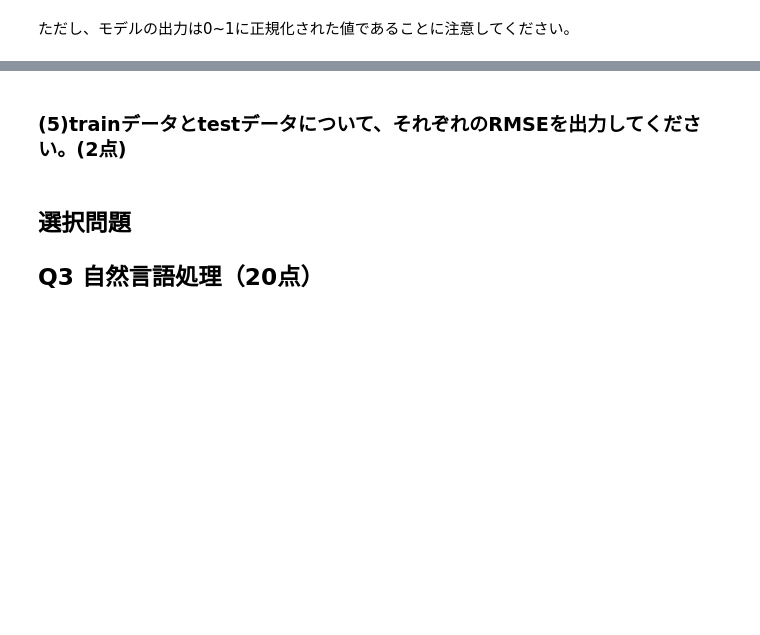
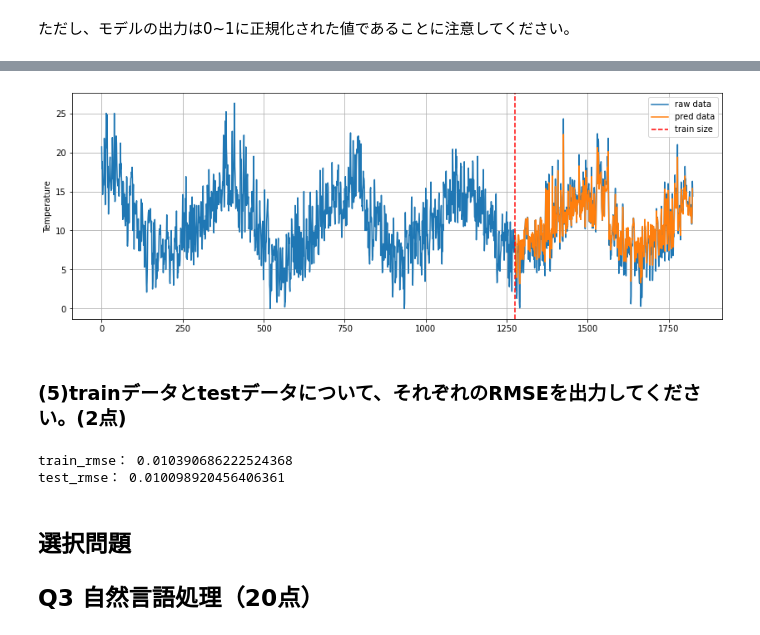
Before and after one commit to sabosabo7/prog, a Jupyter notebook: HAIT/no3/week4_test.ipynb, the cells around one changed output, grey strips where cells are left out. Saved outputs shown, nothing was run; the diff lists cells and outputs as text; code cells hidden in the pictures; blank space fills up the shorter version.

```diff
--- a/HAIT/no3/week4_test.ipynb
+++ b/HAIT/no3/week4_test.ipynb
@@ -476,7 +562,7 @@ y =
 # %% [markdown]
 ### (3)Kerasのモデルの入力に合わせるために、`X`と`y`のshape(次元)を変換してください。(1点)
 # %%
-X =
-y =
+X = X.reshape(-1,1,1)
+y = y.reshape(-1,1)
 #Xとyのshapeを確認
 print('X:', np.shape(X), ' y:', np.shape(y))
@@ -486,11 +574,11 @@ print('X:', np.shape(X), ' y:', np.shape(y))
 ただし、はじめの７割のデータ(小数以下切り捨て)をtrainデータとして用いてください。
 # %%
 #train_sizeははじめの７割のデータ(小数以下切り捨て)
-train_size =
+train_size = int(0.7*X.shape[0])
 print(f'train_size : {train_size}')
 
 #データの分割
-X_train =
-X_test =
-y_train =
-y_test =
+X_train = X[:train_size]
+X_test =  X[train_size:]
+y_train = y[:train_size]
+y_test =  y[train_size:]
@@ -513,12 +610,13 @@ from tensorflow.keras.optimizers import Adam
 ### (1)30個のLSTMブロックを持つモデルを定義し、損失関数に`mean_squared_error`, 最適化アルゴリズムに`Adam`を用いてコンパイルしてください。(2点)
 # %%
 # モデルの定義
-model =
-
+model = Sequential()
+model.add(LSTM(30,batch_input_shape=(None,1,1)))
+model.add(Dense(1))
 
 #コンパイル
 #回帰なので損失関数に誤差二乗和を用いる
-
+model.compile(loss="mean_squared_error",optimizer=Adam())
 # ミニバッチに含まれるサンプル数を指定
 batch_size = 32
 
@@ -534,3 +648,5 @@ hist =
+# %%
+hist = model.fit(X_train,y_train,epochs=n_epoch,batch_size=batch_size,validation_data=(X_test,y_test),verbose=0)
 # %% [markdown]
 ### (3)モデルの損失の推移を可視化してください。(2点)
 # %% [markdown]
@@ -569,11 +675,36 @@ plot_history_loss(hist)
+# %%
+# 実測値が正しいスケールでプロットされている（1点）
+#予測値が正しいスケールで正しい日付にプロットされている(1点)
+# train_sizeがわかるような赤線が引いてある(1点)
+
+#元のスケールに復元する
+y_raw = df.Temp.values*scaler
+y_pred=model.predict(X_test)*scaler
+#予測データをプロットするための横軸（日数）の数列を作る
+x_pred=range(train_size,X.shape[0])
+# プロット
+plt.figure(figsize=(14, 5))
+plt.plot(y_raw, label='raw data')
+plt.plot(x_pred,y_pred, label='pred data')
+plt.axvline(train_size,ymin=0,ymax=1,linestyle = "dashed",color="red",label="train size")
+plt.xticks(np.arange(0, len(df), 250))
+plt.ylabel('Temperature')
+plt.legend(loc='best')
+plt.grid()
+plt.show()
+# %% [output]
+[figure, added]
 # %% [markdown]
 ### (5)trainデータとtestデータについて、それぞれのRMSEを出力してください。(2点)
 # %%
 from sklearn.metrics import mean_squared_error
-train_rmse =
-test_rmse =
+train_rmse = mean_squared_error(model.predict(X_train),y_train)
+test_rmse = mean_squared_error(model.predict(X_test),y_test)
 print('train_rmse：',train_rmse)
 print('test_rmse：',test_rmse)
+# %% [output]
+train_rmse： 0.010390686222524368
+test_rmse： 0.010098920456406361
 # %% [markdown]
 <a id='NLP'></a>
 ## 選択問題
```
Also changed, not shown: parts of 35 cells of this notebook, 1 other file.
